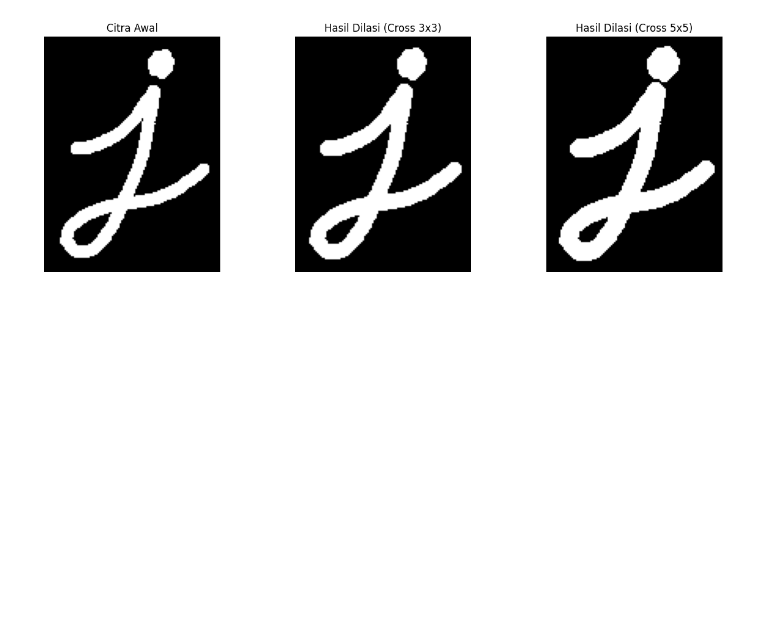
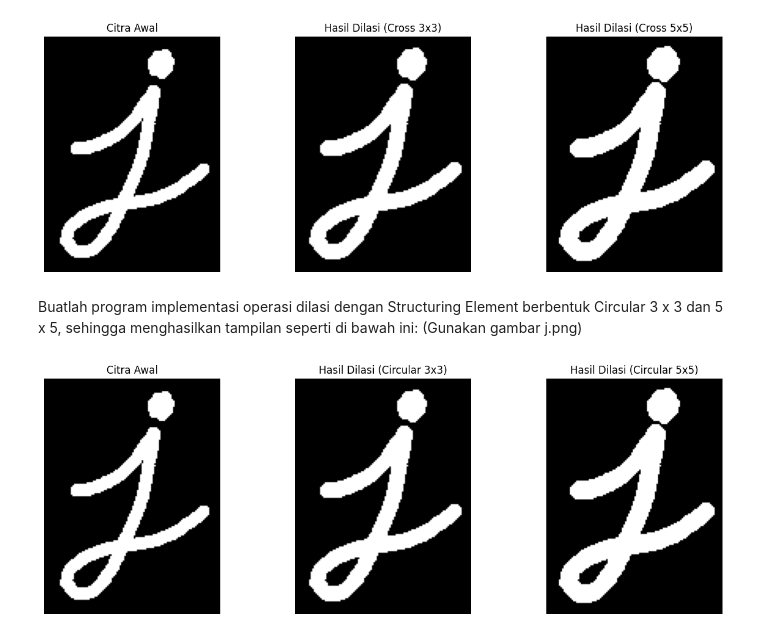
Before and after one commit to satriaabraarr/PCVK_Ganjil_2024, a Jupyter notebook: Modul9.ipynb, the cells around one changed output. Saved outputs shown, nothing was run; the diff lists cells and outputs as text; code cells hidden in the pictures; blank space fills up the shorter version.

```diff
--- a/Modul9.ipynb
+++ b/Modul9.ipynb
@@ -506,3 +506,75 @@ plt.axis('off')
 plt.show()
 # %% [output]
 [figure]
+# %% [markdown]
+Buatlah program implementasi operasi dilasi dengan Structuring Element berbentuk
+Circular 3 x 3  dan 5 x 5, sehingga menghasilkan tampilan seperti di bawah ini:
+(Gunakan gambar j.png)
+# %%
+# Fungsi untuk membuat structuring element berbentuk circular
+def create_circular_structuring_element(radius):
+    size = radius * 2 + 1
+    SE = np.zeros((size, size), dtype=np.uint8)
+    center = radius
+    for i in range(size):
+        for j in range(size):
+            if (i - center) ** 2 + (j - center) ** 2 <= radius ** 2:
+                SE[i, j] = 1
+    return SE
+
+# Fungsi untuk melakukan dilasi
+def dilasi_citra(image, SE):
+    rows, cols = image.shape
+    output_image = np.zeros((rows, cols), dtype=np.uint8)
+
+    # Padding untuk SE 3x3 dan 5x5
+    pad_size = SE.shape[0] // 2
+    padded_image = np.pad(image, pad_width=pad_size, mode='constant', constant_values=0)
+
+    # Proses dilasi
+    for i in range(pad_size, rows + pad_size):
+        for j in range(pad_size, cols + pad_size):
+            neighborhood = padded_image[i-pad_size:i+pad_size+1, j-pad_size:j+pad_size+1]
+            if np.any(neighborhood[SE == 1] == 255):
+                output_image[i-pad_size, j-pad_size] = 255
+
+    return output_image
+
+# Membuat structuring element berbentuk circular 3x3 dan 5x5
+SE_circular_3x3 = create_circular_structuring_element(radius=1)
+SE_circular_5x5 = create_circular_structuring_element(radius=2)
+
+# Membaca gambar input dalam mode grayscale
+image = cv2.imread('drive/MyDrive/PCVK/image/Assets/j.png', cv2.IMREAD_GRAYSCALE)
+
+# Mengubah citra menjadi biner (thresholding)
+_, image_binary = cv2.threshold(image, 128, 255, cv2.THRESH_BINARY)
+
+# Terapkan operasi dilasi
+dilated_image_circular_3x3 = dilasi_citra(image_binary, SE_circular_3x3)
+dilated_image_circular_5x5 = dilasi_citra(image_binary, SE_circular_5x5)
+
+# Menampilkan hasil dilasi
+plt.figure(figsize=(15, 5))
+
+# Gambar asli
+plt.subplot(1, 3, 1)
+plt.title('Citra Awal')
+plt.imshow(image_binary, cmap='gray')
+plt.axis('off')
+
+# Gambar setelah operasi dilasi (Circular 3x3)
+plt.subplot(1, 3, 2)
+plt.title('Hasil Dilasi (Circular 3x3)')
+plt.imshow(dilated_image_circular_3x3, cmap='gray')
+plt.axis('off')
+
+# Gambar setelah operasi dilasi (Circular 5x5)
+plt.subplot(1, 3, 3)
+plt.title('Hasil Dilasi (Circular 5x5)')
+plt.imshow(dilated_image_circular_5x5, cmap='gray')
+plt.axis('off')
+
+plt.show()
+# %% [output]
+[figure, added]
```
Also changed, not shown: parts of 4 cells of this notebook.
